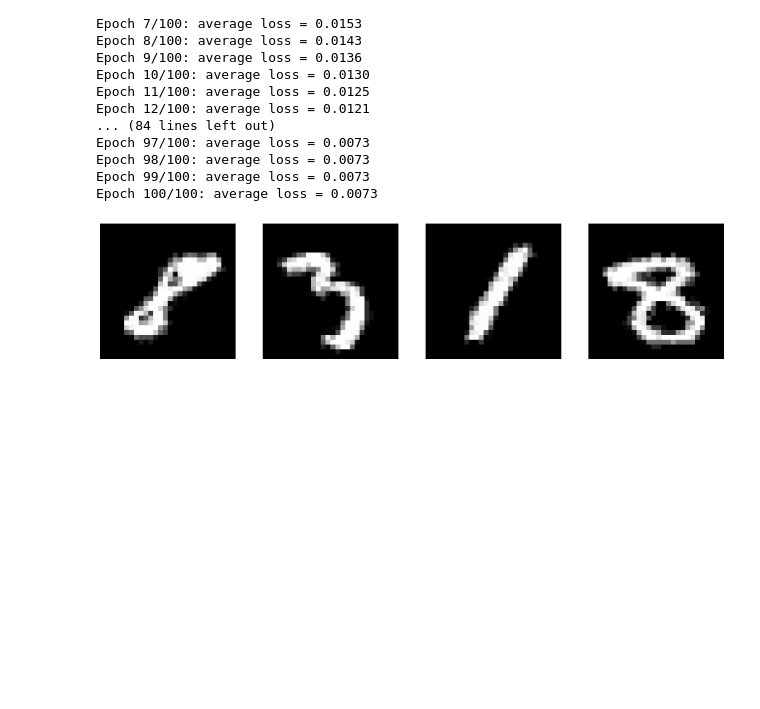
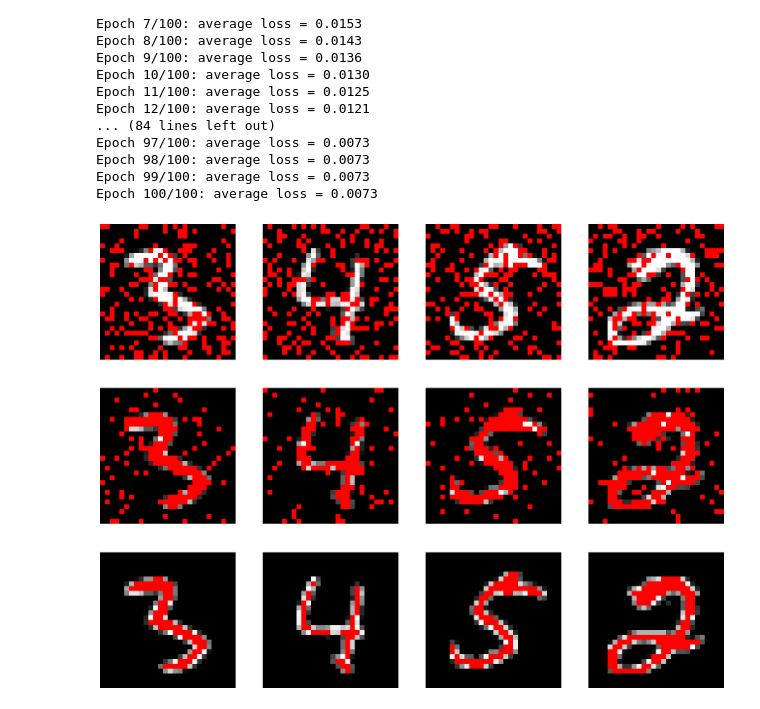
Before and after one commit to woullufy/deep-imputation-techniques, a Jupyter notebook: notebooks/sample.ipynb, the cells around one changed output. Cells and saved outputs as stored; diff of their text form; code cells hidden in the pictures; blank space fills up the shorter version.

Commit message:
Added MAR and MNAR functions to the missingness.py

```diff
--- a/notebooks/sample.ipynb
+++ b/notebooks/sample.ipynb
@@ -54,25 +55,33 @@ Epoch 100/100: average loss = 0.0073
 # %%
 # torch.save(ae.state_dict(), "../checkpoints/autoencoder_mnist.pth")
 # %%
-missingness = Missingness(device=device)
+missingness = Missingness()
 # %%
 idx = torch.randint(len(train_data), size=(4,1)).numpy()
-fig, axs = plt.subplots(1, 4, figsize=(20, 5))
+fig, axs = plt.subplots(3, 4, figsize=(20, 15))
 
 for i, index in enumerate(idx):
     img, label = train_data[index.item()]
 
-    # Mask and impute pixels
-    masked_img, mask = missingness.mcar(img, missing_rate=0.25)
-    # imputed_img = mean_impute_image(masked_img)
-    imputed_img = knn_impute_image(masked_img)
+    img_mcar, _ = missingness.mcar(img, missing_rate=0.25)
+    img_mar, _ = missingness.mar(img, alpha=5)
+    img_mnar, _ = missingness.mnar(img, threshold=0.90, inverse=True)
 
-    axs[i].imshow(imputed_img.squeeze(), cmap="gray")
-    axs[i].axis('off')
+    cmap = plt.cm.grey.copy()
+    cmap.set_bad(color='red')
+
+    axs[0][i].imshow(img_mcar.squeeze(), cmap=cmap)
+    axs[0][i].axis('off')
+
+    axs[1][i].imshow(img_mar.squeeze(), cmap=cmap)
+    axs[1][i].axis('off')
+
+    axs[2][i].imshow(img_mnar.squeeze(), cmap=cmap)
+    axs[2][i].axis('off')
 
 plt.show()
 # %% [output]
-[figure, old version]
+[figure, new version]
 # %%
 idx = torch.randint(len(train_data), size=(4,1)).numpy()
 ae.eval()
```
Also changed, not shown: parts of 2 cells of this notebook, 1 other file.
